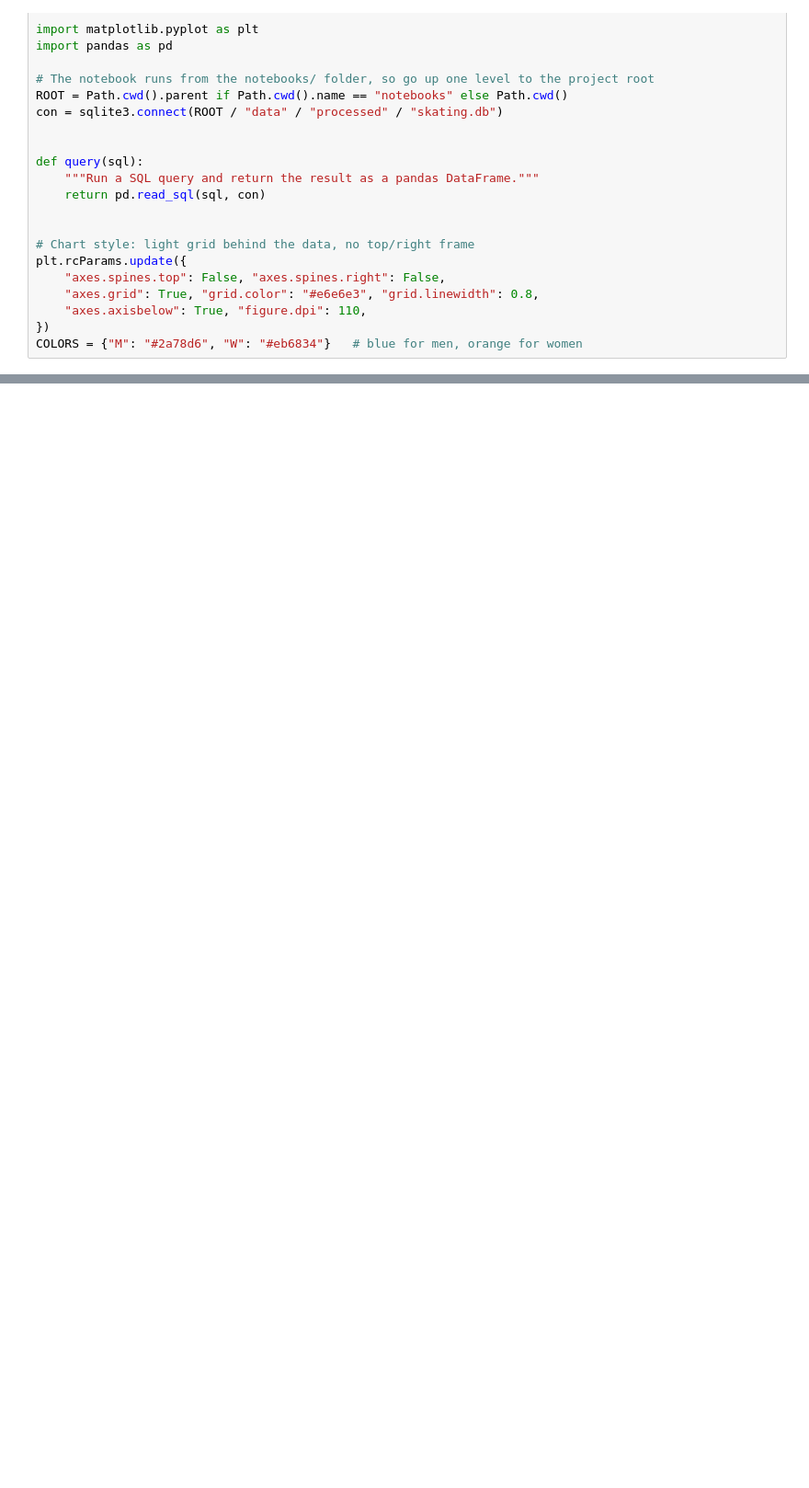
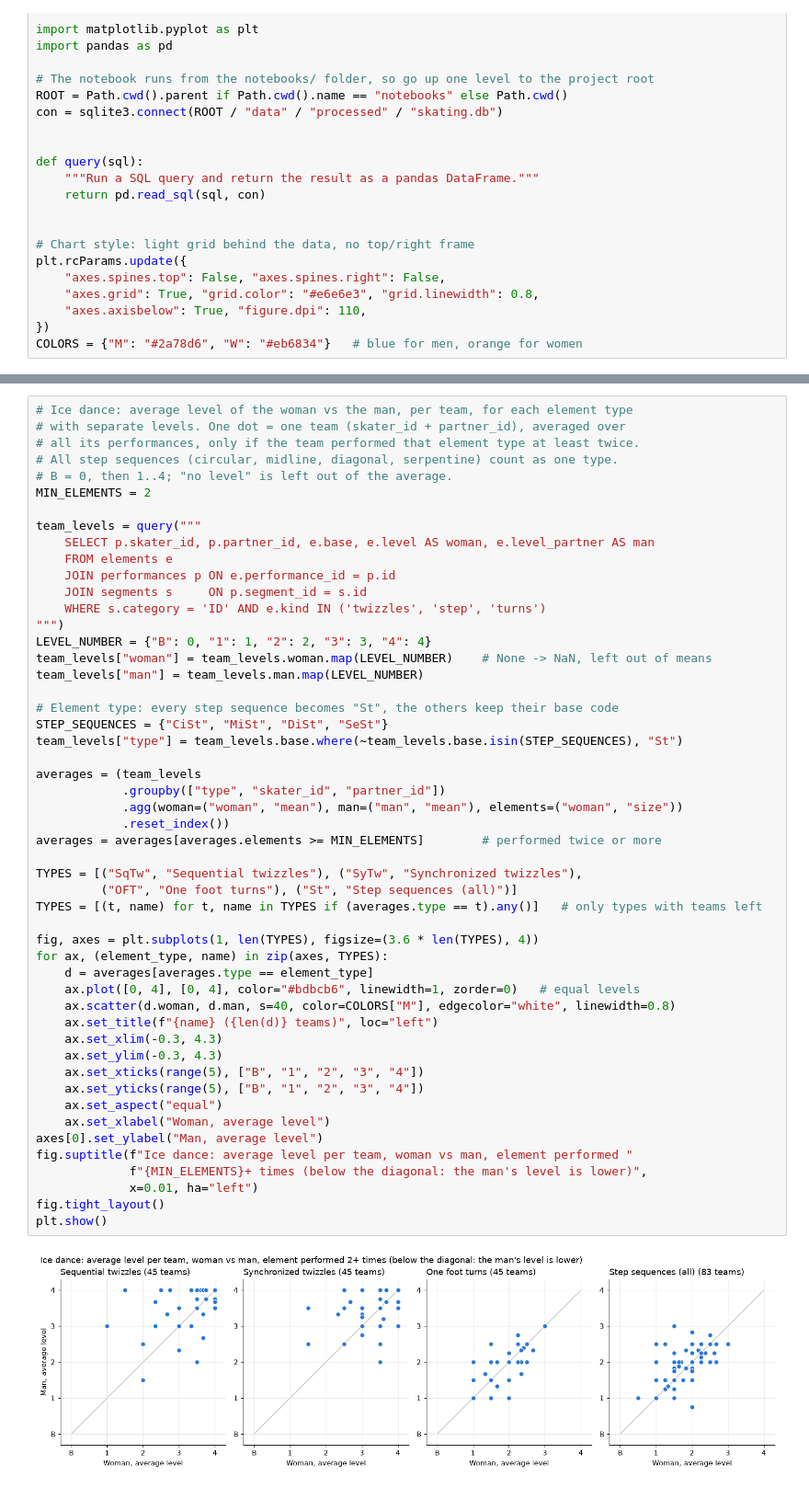
Before and after one commit to osoltar/figure-skating-db, a Jupyter notebook: notebooks/exploration.ipynb, the cells around one changed output, grey strips where cells are left out. Shown at 92% size. Saved outputs shown, nothing was run; the diff lists cells and outputs as text; blank space fills up the shorter version.

```diff
--- a/notebooks/exploration.ipynb
+++ b/notebooks/exploration.ipynb
@@ -88,0 +196,53 @@ plt.show()
+# %%
+# Ice dance: average level of the woman vs the man, per team, for each element type
+# with separate levels. One dot = one team (skater_id + partner_id), averaged over
+# all its performances, only if the team performed that element type at least twice.
+# All step sequences (circular, midline, diagonal, serpentine) count as one type.
+# B = 0, then 1..4; "no level" is left out of the average.
+MIN_ELEMENTS = 2
+
+team_levels = query("""
+    SELECT p.skater_id, p.partner_id, e.base, e.level AS woman, e.level_partner AS man
+    FROM elements e
+    JOIN performances p ON e.performance_id = p.id
+    JOIN segments s     ON p.segment_id = s.id
+    WHERE s.category = 'ID' AND e.kind IN ('twizzles', 'step', 'turns')
+""")
+LEVEL_NUMBER = {"B": 0, "1": 1, "2": 2, "3": 3, "4": 4}
+team_levels["woman"] = team_levels.woman.map(LEVEL_NUMBER)    # None -> NaN, left out of means
+team_levels["man"] = team_levels.man.map(LEVEL_NUMBER)
+
+# Element type: every step sequence becomes "St", the others keep their base code
+STEP_SEQUENCES = {"CiSt", "MiSt", "DiSt", "SeSt"}
+team_levels["type"] = team_levels.base.where(~team_levels.base.isin(STEP_SEQUENCES), "St")
+
+averages = (team_levels
+            .groupby(["type", "skater_id", "partner_id"])
+            .agg(woman=("woman", "mean"), man=("man", "mean"), elements=("woman", "size"))
+            .reset_index())
+averages = averages[averages.elements >= MIN_ELEMENTS]        # performed twice or more
+
+TYPES = [("SqTw", "Sequential twizzles"), ("SyTw", "Synchronized twizzles"),
+         ("OFT", "One foot turns"), ("St", "Step sequences (all)")]
+TYPES = [(t, name) for t, name in TYPES if (averages.type == t).any()]   # only types with teams left
+
+fig, axes = plt.subplots(1, len(TYPES), figsize=(3.6 * len(TYPES), 4))
+for ax, (element_type, name) in zip(axes, TYPES):
+    d = averages[averages.type == element_type]
+    ax.plot([0, 4], [0, 4], color="#bdbcb6", linewidth=1, zorder=0)   # equal levels
+    ax.scatter(d.woman, d.man, s=40, color=COLORS["M"], edgecolor="white", linewidth=0.8)
+    ax.set_title(f"{name} ({len(d)} teams)", loc="left")
+    ax.set_xlim(-0.3, 4.3)
+    ax.set_ylim(-0.3, 4.3)
+    ax.set_xticks(range(5), ["B", "1", "2", "3", "4"])
+    ax.set_yticks(range(5), ["B", "1", "2", "3", "4"])
+    ax.set_aspect("equal")
+    ax.set_xlabel("Woman, average level")
+axes[0].set_ylabel("Man, average level")
+fig.suptitle(f"Ice dance: average level per team, woman vs man, element performed "
+             f"{MIN_ELEMENTS}+ times (below the diagonal: the man's level is lower)",
+             x=0.01, ha="left")
+fig.tight_layout()
+plt.show()
+# %% [output]
+[figure, added]
```
Also changed, not shown: parts of 17 cells of this notebook.
